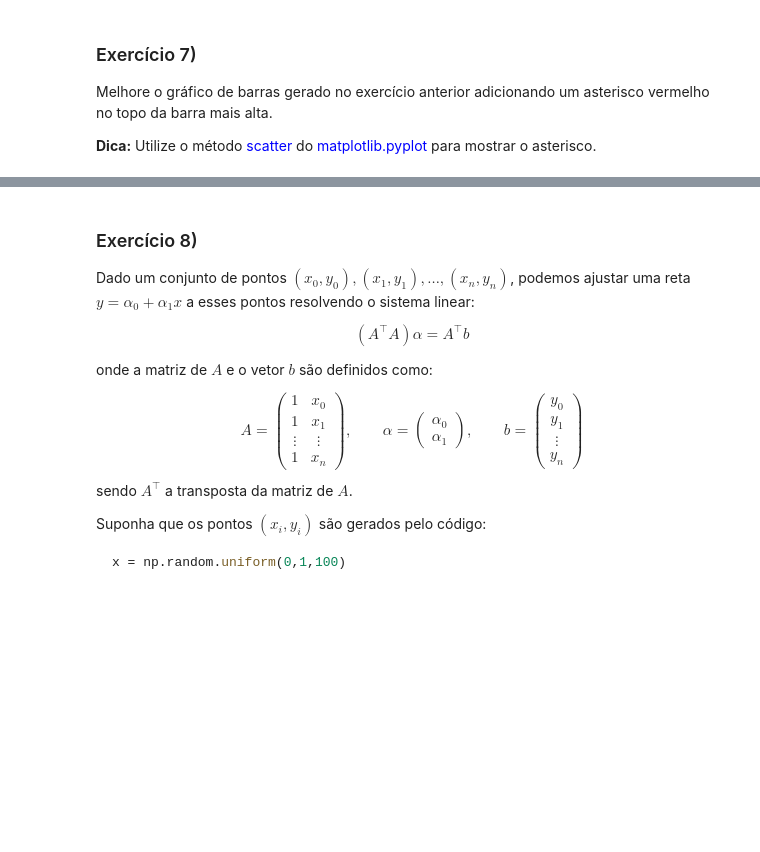
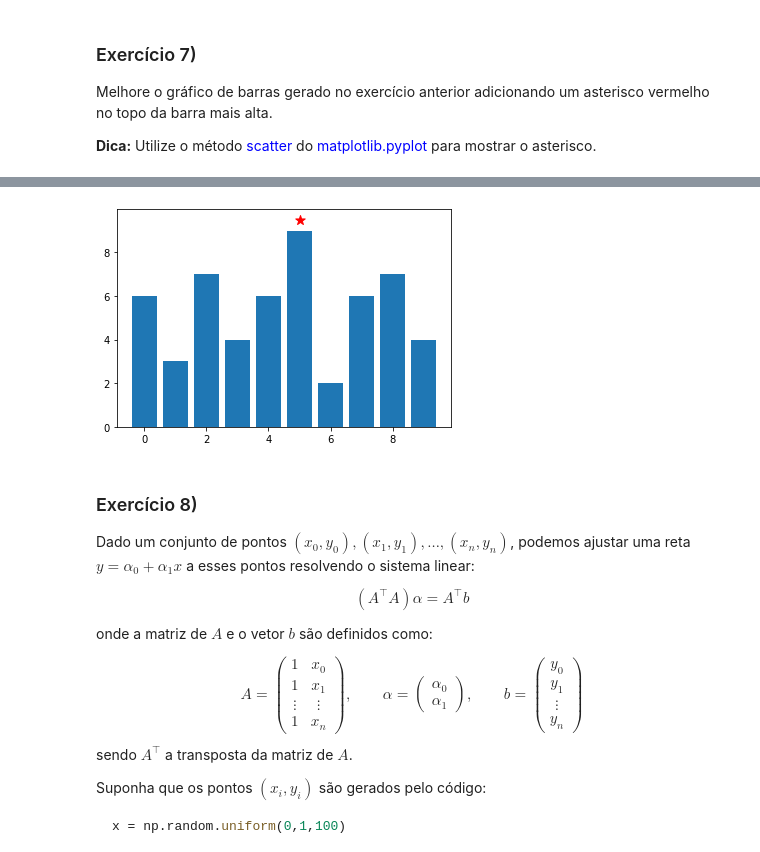
Before and after one commit to jpducatti/mba_data_science_usp, a Jupyter notebook: programacao_ciencia_dados/modulo_5/Numpy II e Matplotlib exercicios.ipynb, the cells around one changed output, grey strips where cells are left out. Drawn from its saved outputs; the diff is of its cells as text; code cells hidden in the pictures; blank space fills up the shorter version.

```diff
--- a/programacao_ciencia_dados/modulo_5/Numpy II e Matplotlib exercicios.ipynb
+++ b/programacao_ciencia_dados/modulo_5/Numpy II e Matplotlib exercicios.ipynb
@@ -204,3 +223,10 @@ __Dica:__ Utilize o método <font color='blue'>scatter</font> do <font color='bl
+# %%
+indice_max = np.argmax(Y)
+
+bar = plt.bar(np.arange(Y.shape[0]),Y)
+scatter = plt.scatter(indice_max , Y[indice_max]+0.5, s=100, c = 'red', marker = '*')
+# %% [output]
+[figure, added]
 # %% [markdown]
 ### Exercício 8)
 Dado um conjunto de pontos $(x_0,y_0),(x_1,y_1),\ldots,(x_n,y_n)$, podemos ajustar uma reta $y=\alpha_0+\alpha_1 x$ a esses pontos resolvendo o sistema linear:
```
Also changed, not shown: parts of 11 cells of this notebook, 1 other file.
